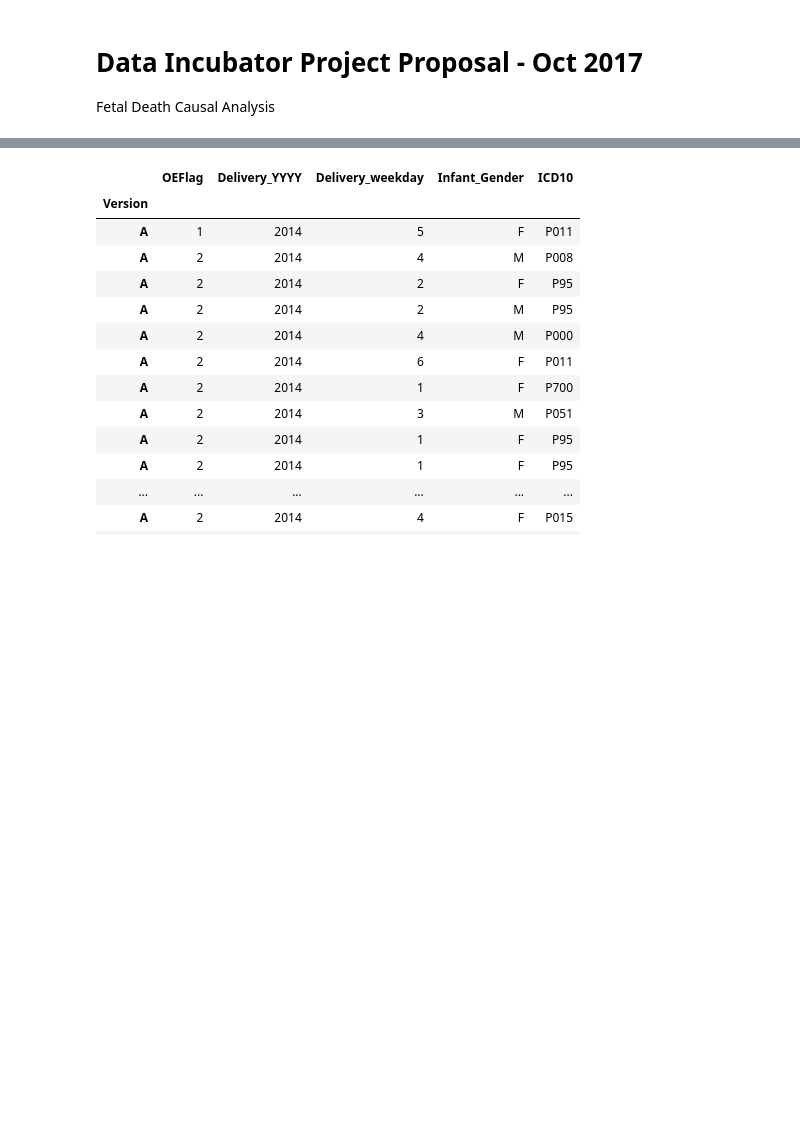
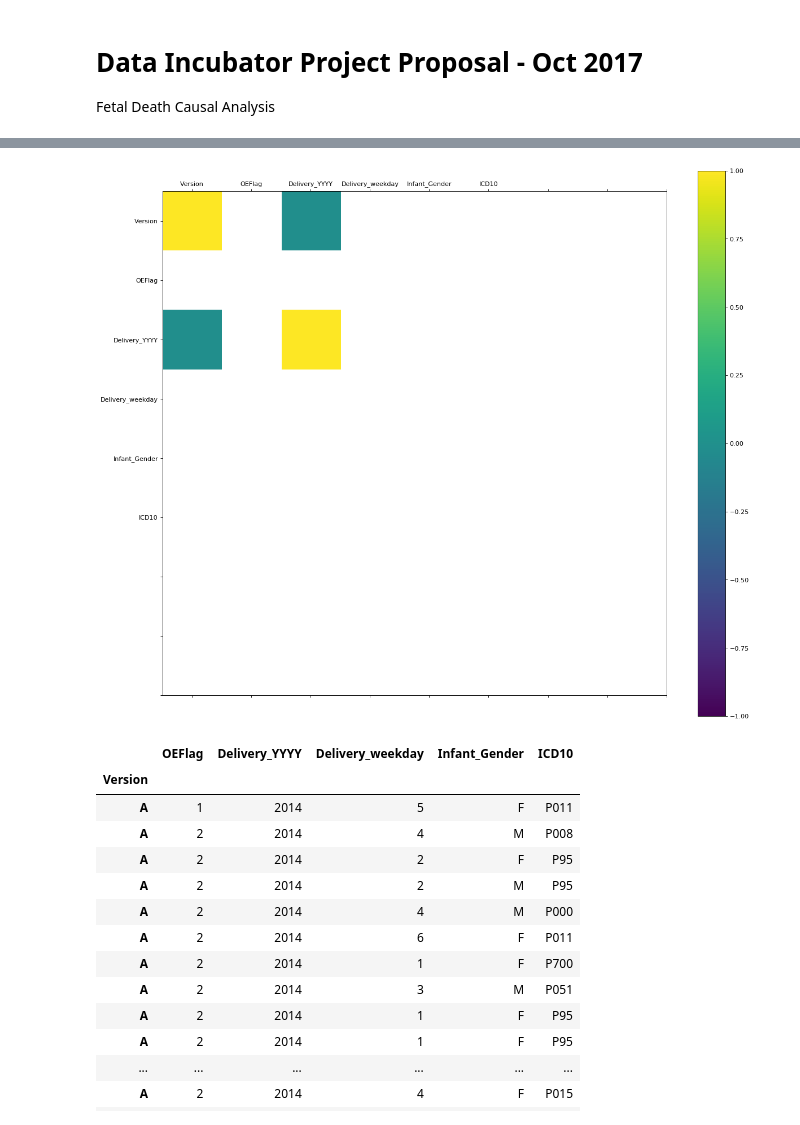
Before and after one commit to shayanray/dataincubator2017, a Jupyter notebook: DataIncubator-analysis.ipynb, the cells around one changed output, grey strips where cells are left out. Cells and saved outputs as stored; diff of their text form; code cells hidden in the pictures; blank space fills up the shorter version.

```diff
--- a/DataIncubator-analysis.ipynb
+++ b/DataIncubator-analysis.ipynb
@@ -12,3 +19,18 @@ df = pd.read_fwf('./Fetal2014US_COD.txt', colspecs=cols, header=None, index_col=
+# %%
+correlations = df.corr()
+# plot correlation matrix
+fig = plt.figure(figsize=(18, 16), dpi= 80)
+ax = fig.add_subplot(111)
+cax = ax.matshow(correlations, vmin=-1, vmax=1)
+fig.colorbar(cax)
+ticks = np.arange(0,9,1)
+ax.set_xticks(ticks)
+ax.set_yticks(ticks)
+ax.set_xticklabels(headerNames)
+ax.set_yticklabels(headerNames)
+plt.show()
+# %% [output]
+[figure, added]
 # %%
 #data with root cause of death in ICD10 field
 icds = df.loc[df["ICD10"].notnull(), :]
```
Also changed, not shown: parts of 3 cells of this notebook, 1 other file.
